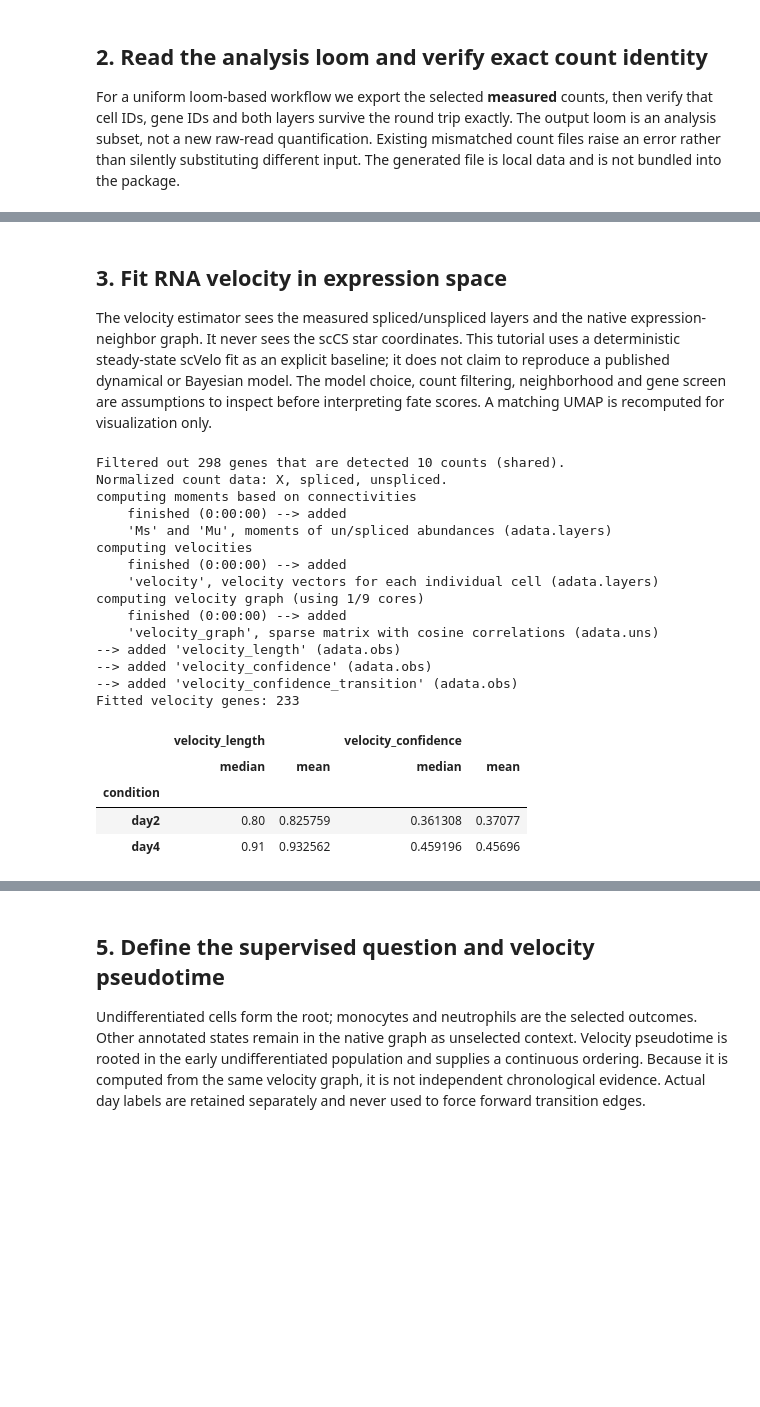
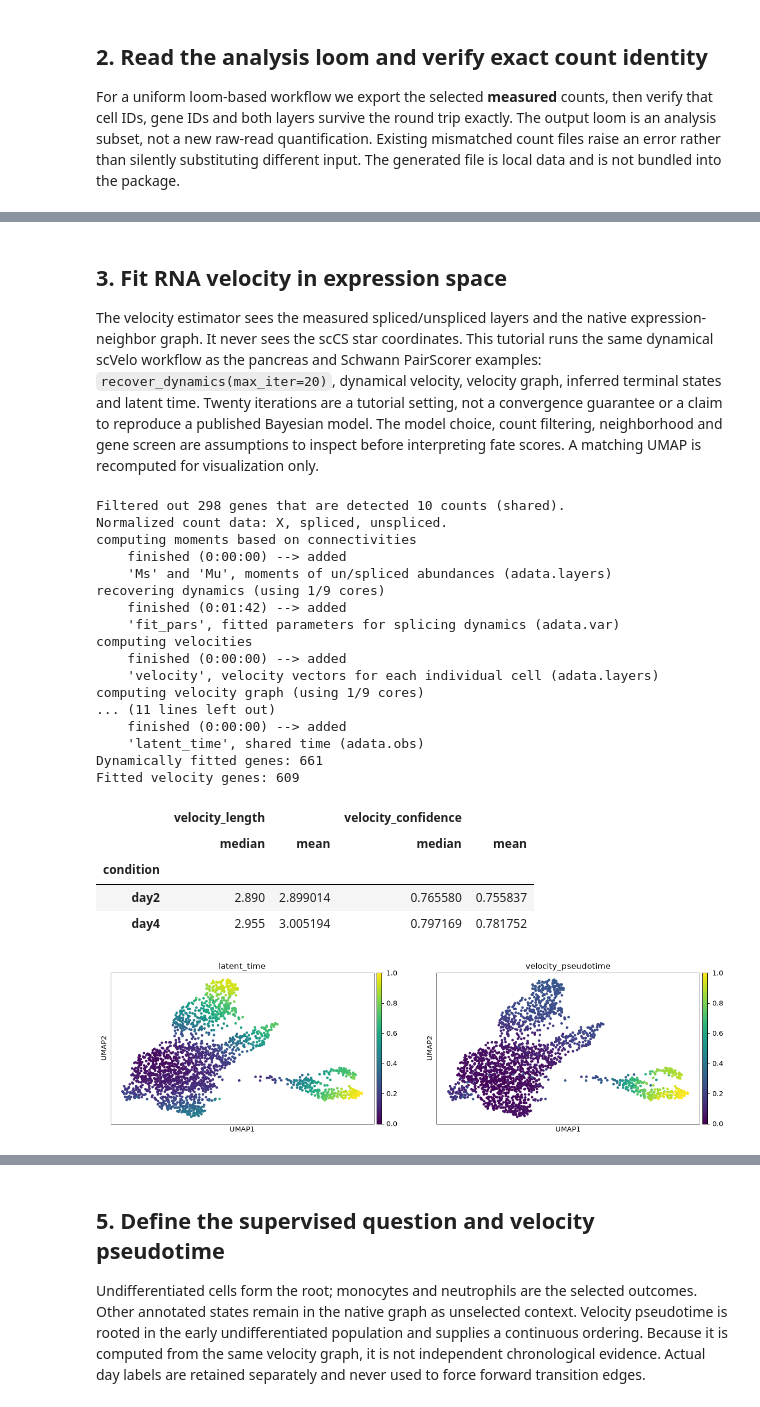
Before and after one commit to mcrewcow/scCS, a Jupyter notebook: docs/tutorials/19_larry_pair_scorer.ipynb, the cells around one changed output, grey strips where cells are left out. Cells and saved outputs as stored; diff of their text form; code cells hidden in the pictures; blank space fills up the shorter version.

```diff
--- a/docs/tutorials/19_larry_pair_scorer.ipynb
+++ b/docs/tutorials/19_larry_pair_scorer.ipynb
@@ -127,7 +134,7 @@ Verified analysis loom: /workspace/scratch/1a48413c8396/work/scCS-1.0.1/data/val
 # %% [markdown]
 ## 3. Fit RNA velocity in expression space
 
-The velocity estimator sees the measured spliced/unspliced layers and the native expression-neighbor graph. It never sees the scCS star coordinates. This tutorial uses a deterministic steady-state scVelo fit as an explicit baseline; it does not claim to reproduce a published dynamical or Bayesian model. The model choice, count filtering, neighborhood and gene screen are assumptions to inspect before interpreting fate scores. A matching UMAP is recomputed for visualization only.
+The velocity estimator sees the measured spliced/unspliced layers and the native expression-neighbor graph. It never sees the scCS star coordinates. This tutorial runs the same dynamical scVelo workflow as the pancreas and Schwann PairScorer examples: `recover_dynamics(max_iter=20)`, dynamical velocity, velocity graph, inferred terminal states and latent time. Twenty iterations are a tutorial setting, not a convergence guarantee or a claim to reproduce a published Bayesian model. The model choice, count filtering, neighborhood and gene screen are assumptions to inspect before interpreting fate scores. A matching UMAP is recomputed for visualization only.
 # %%
 # Processing uses measured spliced/unspliced molecules, before any scCS display.
 scv.pp.filter_genes(adata, min_shared_counts=10)
@@ -136,41 +143,55 @@ sc.pp.log1p(adata)
 sc.pp.pca(adata, n_comps=30, random_state=SEED)
 sc.pp.neighbors(adata, n_neighbors=30, n_pcs=30, random_state=SEED)
 sc.tl.umap(adata, random_state=SEED)
 scv.pp.moments(adata, n_neighbors=None, n_pcs=None)
-scv.tl.velocity(adata, mode="deterministic")
+scv.tl.recover_dynamics(adata, max_iter=20, n_jobs=1, show_progress_bar=False)
+scv.tl.velocity(adata, mode="dynamical")
 scv.tl.velocity_graph(adata, n_jobs=1, show_progress_bar=False)
 scv.tl.velocity_confidence(adata)
+scv.tl.terminal_states(adata)
+adata.obs["early_root_hint"] = (
+    adata.obs.clusters.eq("Root")
+    & adata.obs.condition.eq("day0" if "day0" in set(adata.obs.condition) else "day2")
+).astype(float)
+scv.tl.latent_time(adata, root_key="early_root_hint", end_key="end_points")
+scv.tl.velocity_pseudotime(adata, root_key="early_root_hint")
+print("Dynamically fitted genes:", int(adata.var.fit_likelihood.notna().sum()))
 transition = scCS.get_scvelo_transition_matrix(adata)
 adata.obsp["T_velocity"] = transition
 print("Fitted velocity genes:", int(adata.var.velocity_genes.sum()))
 display(
     adata.obs.groupby("condition", observed=True)[["velocity_length", "velocity_confidence"]].agg(
         ["median", "mean"]
     )
 )
 assert transition.shape == (adata.n_obs, adata.n_obs)
 assert np.isfinite(transition.data).all()
+sc.pl.umap(adata, color=["latent_time", "velocity_pseudotime"], show=False)
+plt.show()
 # %% [output]
 Filtered out 298 genes that are detected 10 counts (shared).
 Normalized count data: X, spliced, unspliced.
 computing moments based on connectivities
     finished (0:00:00) --> added
     'Ms' and 'Mu', moments of un/spliced abundances (adata.layers)
+recovering dynamics (using 1/9 cores)
+    finished (0:01:42) --> added
+    'fit_pars', fitted parameters for splicing dynamics (adata.var)
 computing velocities
     finished (0:00:00) --> added
     'velocity', velocity vectors for each individual cell (adata.layers)
 computing velocity graph (using 1/9 cores)
+... (11 lines left out)
     finished (0:00:00) --> added
-    'velocity_graph', sparse matrix with cosine correlations (adata.uns)
---> added 'velocity_length' (adata.obs)
---> added 'velocity_confidence' (adata.obs)
---> added 'velocity_confidence_transition' (adata.obs)
-Fitted velocity genes: 233
+    'latent_time', shared time (adata.obs)
+Dynamically fitted genes: 661
+Fitted velocity genes: 609
 |  | velocity_length |  | velocity_confidence |  |
 |  | median | mean | median | mean |
 | condition |  |  |  |  |
-| day2 | 0.80 | 0.825759 | 0.361308 | 0.37077 |
-| day4 | 0.91 | 0.932562 | 0.459196 | 0.45696 |
+| day2 | 2.890 | 2.899014 | 0.765580 | 0.755837 |
+| day4 | 2.955 | 3.005194 | 0.797169 | 0.781752 |
+[figure, added]
 # %% [markdown]
 ## 4. Inspect the native field and phase portraits
 
```
Also changed, not shown: parts of 37 cells of this notebook, 47 other files.
